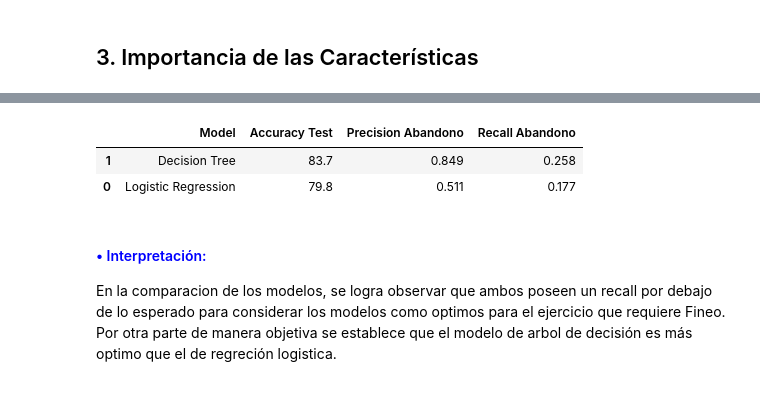
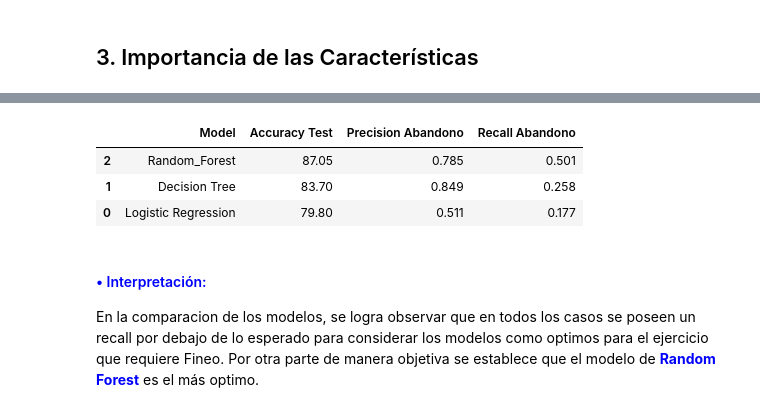
Before and after one commit to nivachasa/Reto_Bootcamp, a Jupyter notebook: Reto_Bootcamp.ipynb, the cells around one changed output, grey strips where cells are left out. Drawn from its saved outputs; the diff is of its cells as text; code cells hidden in the pictures.

```diff
--- a/Reto_Bootcamp.ipynb
+++ b/Reto_Bootcamp.ipynb
@@ -921,0 +917,4 @@ RandomForestRegressor()
+# %%
+#model_rf = RandomForestRegressor() #<-- Regresion task in which we achive a continuous output
+model_rf = RandomForestClassifier() #<-- Regresion task in which we achive a continuous output
+model_rf.fit(X2_entreno, y2_entreno)
@@ -1053,25 +1081,29 @@ metrics_lr = compute_metrics(y2_prueba, y_pred_prueba_lr)
 
 # Métricas para Decision Tree
 metrics_dt = compute_metrics(y_prueba, y_pred_prueba_dt)
+
+# Métricas para Random Forest
+metrics_rf = compute_metrics(y2_prueba, y_pred_prueba_rf)
 # %%
 # Creación de un DataFrame unificado con las métricas de cada modelo construido
 models_summary = pd.DataFrame({
-    'Model': ['Logistic Regression',  'Decision Tree'],
-    'Accuracy Test': [metrics_lr['accuracy'][0], metrics_dt['accuracy'][0]],
-    'Precision Abandono': [metrics_lr['precision'][0], metrics_dt['precision'][0]],
-    'Recall Abandono': [metrics_lr['recall'][0], metrics_dt['recall'][0]]
+    'Model': ['Logistic Regression',  'Decision Tree', 'Random_Forest'],
+    'Accuracy Test': [metrics_lr['accuracy'][0], metrics_dt['accuracy'][0], metrics_rf['accuracy'][0]],
+    'Precision Abandono': [metrics_lr['precision'][0], metrics_dt['precision'][0], metrics_rf['precision'][0]],
+    'Recall Abandono': [metrics_lr['recall'][0], metrics_dt['recall'][0],metrics_rf['recall'][0]]
 })
 
 # Ordenar el DataFrame por la columna de Recall
 models_summary.sort_values(by='Recall Abandono', ascending=False)
 # %% [output]
 |  | Model | Accuracy Test | Precision Abandono | Recall Abandono |
-| 1 | Decision Tree | 83.7 | 0.849 | 0.258 |
-| 0 | Logistic Regression | 79.8 | 0.511 | 0.177 |
+| 2 | Random_Forest | 87.05 | 0.785 | 0.501 |
+| 1 | Decision Tree | 83.70 | 0.849 | 0.258 |
+| 0 | Logistic Regression | 79.80 | 0.511 | 0.177 |
 # %% [markdown]
 <h4 style = "color: blue;"> • Interpretación: </h4>
 
-En la comparacion de los modelos, se logra observar que ambos poseen un recall por debajo de lo esperado para considerar los modelos como optimos para el ejercicio que requiere Fineo. Por otra parte de manera objetiva se establece que el modelo de arbol de decisión es más optimo que el de regreción logistica.
+En la comparacion de los modelos, se logra observar que en todos los casos se poseen un recall por debajo de lo esperado para considerar los modelos como optimos para el ejercicio que requiere Fineo. Por otra parte de manera objetiva se establece que el modelo de <span style = "color: blue;">**Random Forest**</span> es el más optimo.
 # %%
 #En caso de que hayas elegido un Random Forest debes seguir el código de la sección 2.6
 # En esta parte del codigo clf.feature_importances_ debes cambiar clf por el nombre que le asignaste a tu modelo
```
Also changed, not shown: parts of 7 cells of this notebook.
